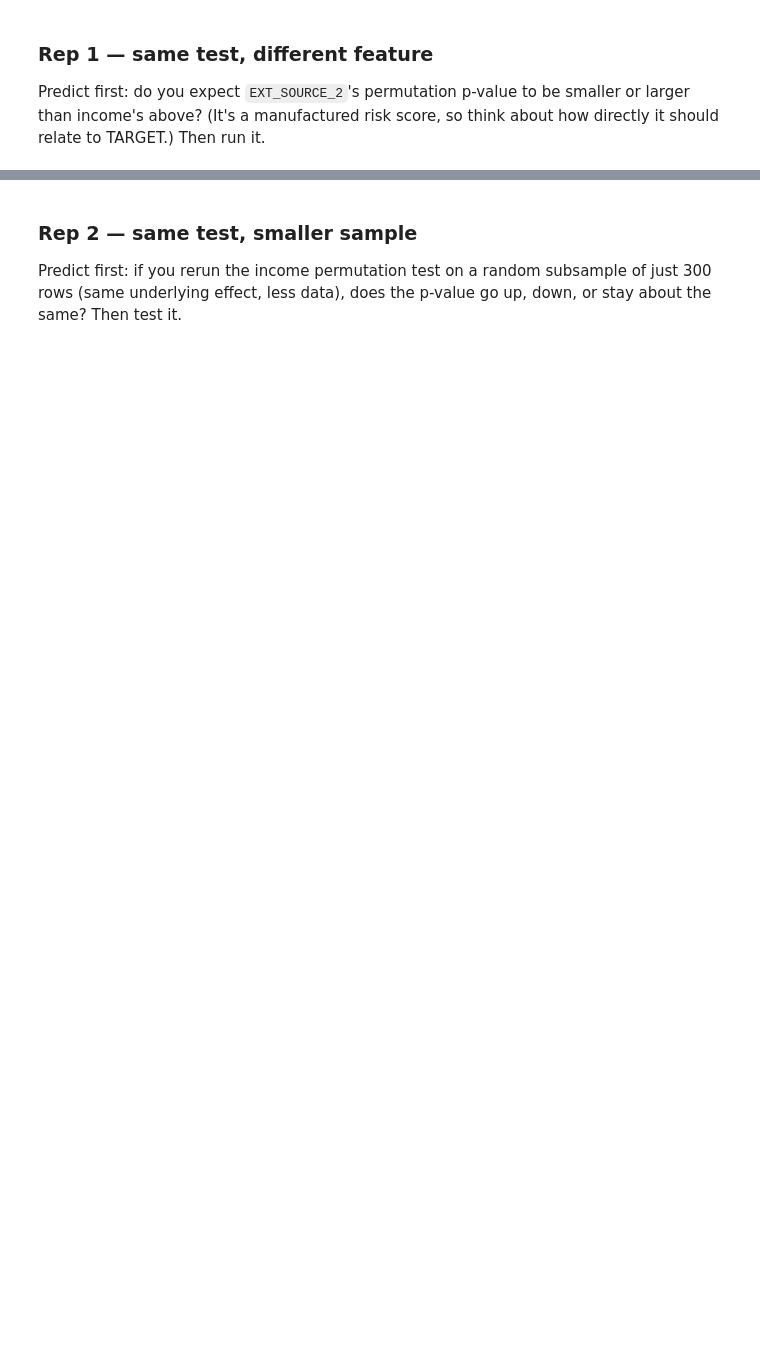
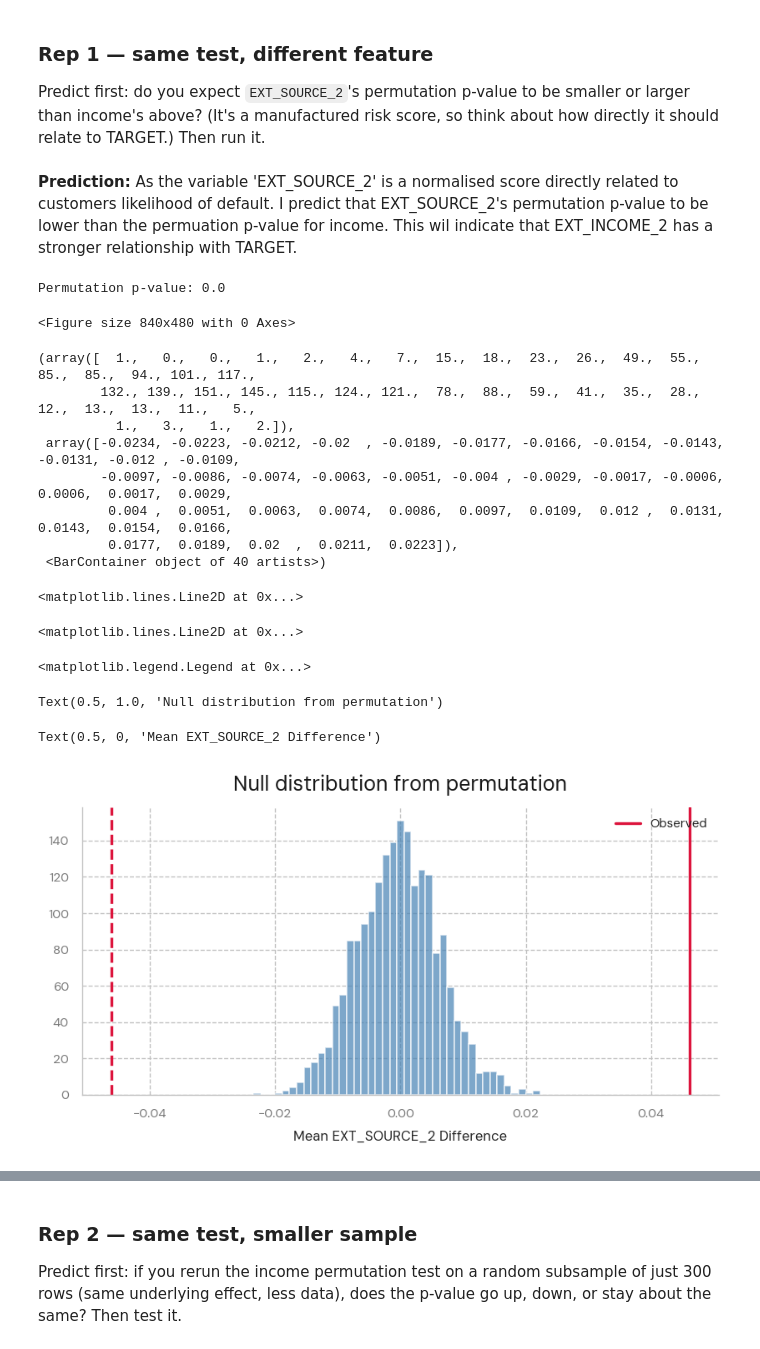
Before and after one commit to smallchuch/CreditRiskLearning, a Jupyter notebook: Learning Journey/1.4 - Hypothesis Testing & Confidence Intervals/hypothesis_testing_credit_risk.ipynb, the cells around one changed output, grey strips where cells are left out. Drawn from its saved outputs; the diff is of its cells as text; code cells hidden in the pictures; blank space fills up the shorter version.

```diff
--- a/Learning Journey/1.4 - Hypothesis Testing & Confidence Intervals/hypothesis_testing_credit_risk.ipynb
+++ b/Learning Journey/1.4 - Hypothesis Testing & Confidence Intervals/hypothesis_testing_credit_risk.ipynb
@@ -172,7 +155,7 @@ base_path = os.path.dirname(os.path.abspath('this_notebook.ipynb'))
 data_path = os.path.join(base_path, 'German Credit Data', 'german.data')
 
 # Load data
-df = pd.read_csv('../Home Credit Default Risk/application_train.csv', sep=',')
+df = pd.read_csv('../../Datasets/Home Credit Default Risk/application_train.csv', sep=',')
 # %%
 def find_repo_root(marker="CreditRiskLearning"):
     path = Path.cwd()
@@ -345,11 +402,57 @@ plt.show()
 ### Rep 1 — same test, different feature
 
 Predict first: do you expect `EXT_SOURCE_2`'s permutation p-value to be smaller or larger than income's above? (It's a manufactured risk score, so think about how directly it should relate to TARGET.) Then run it.
+# %% [markdown]
+**Prediction:** As the variable 'EXT_SOURCE_2' is a normalised score directly related to customers likelihood of default. I predict that EXT_SOURCE_2's permutation p-value to be lower than the permuation p-value for income. This wil indicate that EXT_INCOME_2 has a stronger relationship with TARGET.
 # %%
 # Rep 1: permutation test for EXT_SOURCE_2 vs TARGET
-observed_diff_ext = ...  # TODO
-shuffled_diffs_ext = ...  # TODO: reuse the loop pattern above
-perm_p_value_ext = ...  # TODO
+
+# GIven that EXT_SOURCE_2
+
+observed_diff_ext = df.loc[df['TARGET'] == 0, 'EXT_SOURCE_2'].mean() - df.loc[df['TARGET'] == 1, 'EXT_SOURCE_2'].mean()  # TODO
+ # TODO: reuse the loop pattern above
+
+
+rng = np.random.default_rng(RANDOM_STATE)
+n_permutations = 2000
+
+shuffled_diffs_ext = np.empty(n_permutations)
+
+ext_2 = df['EXT_SOURCE_2'].values
+target = df['TARGET'].values.copy()
+
+for i in range(n_permutations):
+    rng.shuffle(target)
+    shuffled_diffs_ext[i] = ext_2[target == 0].mean() - ext_2[target==1].mean()
+
+
+perm_p_value_ext = (np.abs(shuffled_diffs_ext) >= np.abs(observed_diff_ext)).mean() # TODO
 
 print(f"Permutation p-value: {perm_p_value_ext}")
+
+plt.figure(figsize=(7,4))
+plt.hist(shuffled_diffs_ext, bins=40, color='steelblue', alpha=0.7)
+plt.axvline(observed_diff_ext, color='crimson', linewidth=2, label='Observed')
+plt.axvline(-observed_diff_ext, color='crimson', linewidth=2, linestyle='--')
+plt.legend(); plt.title('Null distribution from permutation'); plt.xlabel('Mean EXT_SOURCE_2 Difference')
+
+plt.tight_layout()
+plt.show()
+# %% [output]
+Permutation p-value: 0.0
+<Figure size 840x480 with 0 Axes>
+(array([  1.,   0.,   0.,   1.,   2.,   4.,   7.,  15.,  18.,  23.,  26.,  49.,  55.,  85.,  85.,  94., 101., 117.,
+        132., 139., 151., 145., 115., 124., 121.,  78.,  88.,  59.,  41.,  35.,  28.,  12.,  13.,  13.,  11.,   5.,
+          1.,   3.,   1.,   2.]),
+ array([-0.0234, -0.0223, -0.0212, -0.02  , -0.0189, -0.0177, -0.0166, -0.0154, -0.0143, -0.0131, -0.012 , -0.0109,
+        -0.0097, -0.0086, -0.0074, -0.0063, -0.0051, -0.004 , -0.0029, -0.0017, -0.0006,  0.0006,  0.0017,  0.0029,
+         0.004 ,  0.0051,  0.0063,  0.0074,  0.0086,  0.0097,  0.0109,  0.012 ,  0.0131,  0.0143,  0.0154,  0.0166,
+         0.0177,  0.0189,  0.02  ,  0.0211,  0.0223]),
+ <BarContainer object of 40 artists>)
+<matplotlib.lines.Line2D at 0x...>
+<matplotlib.lines.Line2D at 0x...>
+<matplotlib.legend.Legend at 0x...>
+Text(0.5, 1.0, 'Null distribution from permutation')
+Text(0.5, 0, 'Mean EXT_SOURCE_2 Difference')
+[figure, added]
 # %% [markdown]
```
Also changed, not shown: parts of 21 cells of this notebook, 1 other file.
